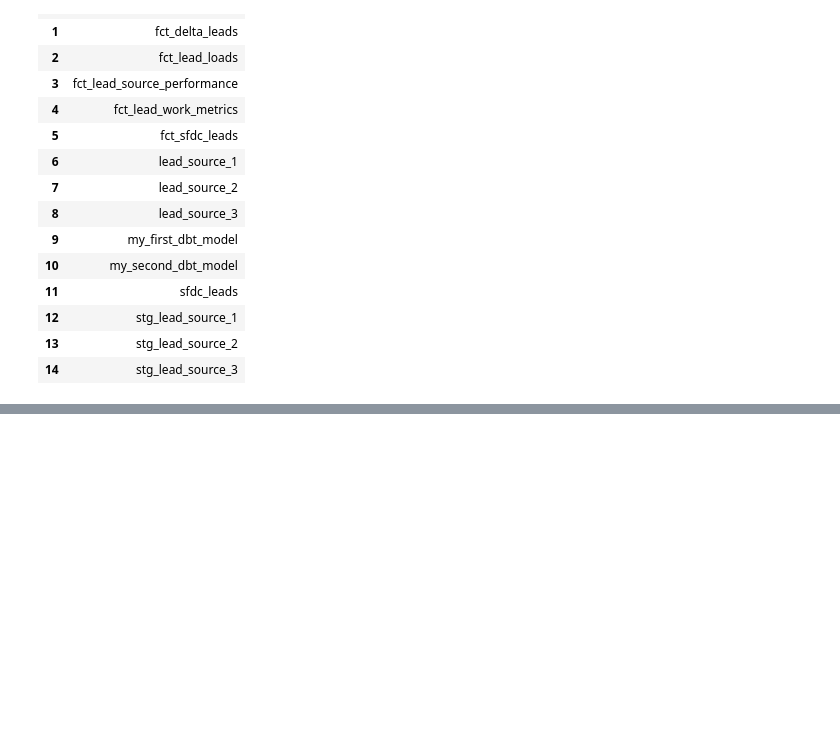
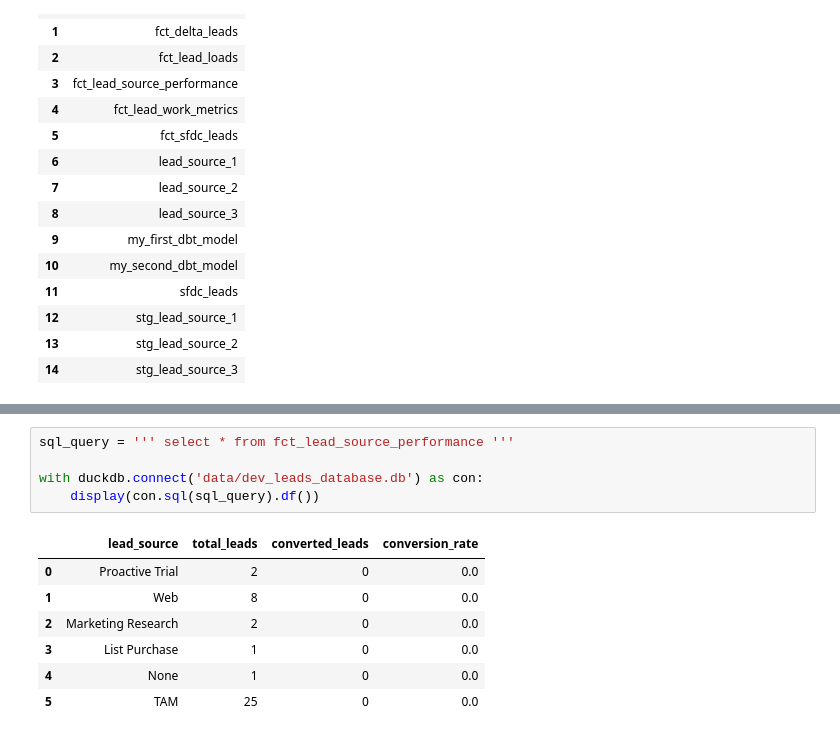
Before and after one commit to MichaelSKeo/dbt-data-pipeline, a Jupyter notebook: run_sql_queries.ipynb, the cells around one changed output, grey strips where cells are left out. Saved outputs shown, nothing was run; the diff lists cells and outputs as text; blank space fills up the shorter version.

```diff
--- a/run_sql_queries.ipynb
+++ b/run_sql_queries.ipynb
@@ -198,0 +263,13 @@ with duckdb.connect('data/prod_leads_database.db') as con:
+# %%
+sql_query = ''' select * from fct_lead_source_performance '''
+
+with duckdb.connect('data/dev_leads_database.db') as con:
+    display(con.sql(sql_query).df())
+# %% [output]
+|  | lead_source | total_leads | converted_leads | conversion_rate |
+| 0 | Proactive Trial | 2 | 0 | 0.0 |
+| 1 | Web | 8 | 0 | 0.0 |
+| 2 | Marketing Research | 2 | 0 | 0.0 |
+| 3 | List Purchase | 1 | 0 | 0.0 |
+| 4 | None | 1 | 0 | 0.0 |
+| 5 | TAM | 25 | 0 | 0.0 |
```
Also changed, not shown: parts of 5 cells of this notebook, 52 other files.
